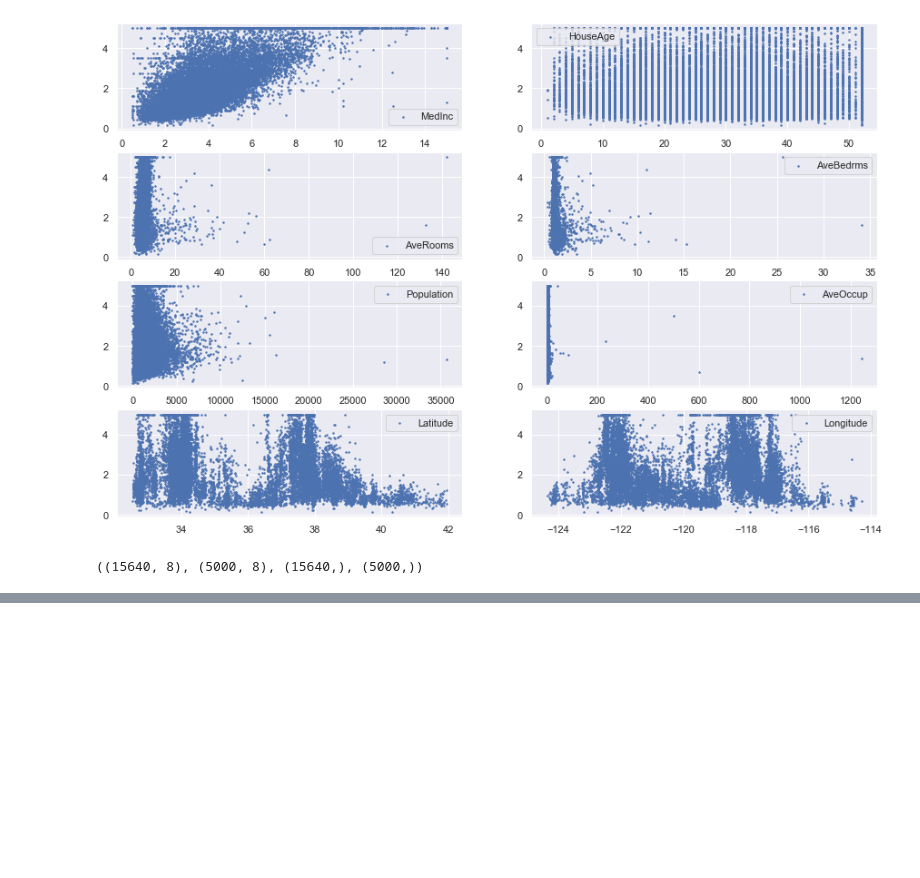
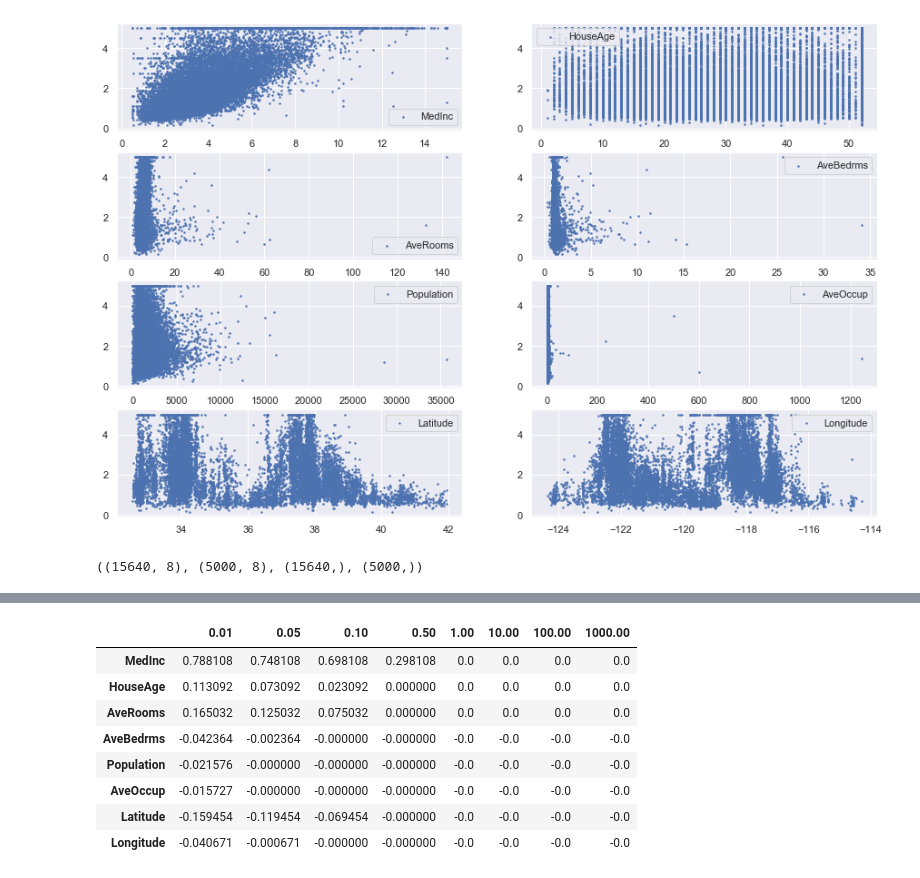
Before and after one commit to coandrei/jupyter_notebooks, a Jupyter notebook: ml/lasso_regression.ipynb, the cells around one changed output, grey strips where cells are left out. Saved outputs shown, nothing was run; the diff lists cells and outputs as text; code cells hidden in the pictures; blank space fills up the shorter version.

Commit message:
lasso regression
test multiple alpha values

```diff
--- a/ml/lasso_regression.ipynb
+++ b/ml/lasso_regression.ipynb
@@ -59,3 +59,17 @@ X_train, X_test, y_train, y_test = train_test_split(CAL.data, CAL.target, test_s
 X_train.shape, X_test.shape, y_train.shape, y_test.shape
 # %% [output]
 ((15640, 8), (5000, 8), (15640,), (5000,))
+# %%
+# function to carry out Lasso Regression
+def doLassoRegression(Xtrain, ytrain, Xval, yval, alpha=1e3):
+
+    lasso_reg = Lasso(alpha)
+    lasso_reg.fit(Xtrain, ytrain)
+    print('coefficients:', lasso_reg.coef_)
+    print('intercept:', lasso_reg.intercept_)
+
+    predictions = lasso_reg.predict(Xval)
+    mse = mean_squared_error(yval, predictions)
+    print("Mean squared error: %.3f" % mse)
+
+    return lasso_reg.coef_, lasso_reg.intercept_, mse
@@ -149,0 +169,27 @@ Mean squared error: 1.323
+# %%
+# different alpha
+
+# dashboard to hold regression coefficient, intercept, mse
+C = pd.DataFrame()
+I = pd.DataFrame()
+M = pd.DataFrame()
+
+for alpha in [0.01, 0.05, 0.1, 0.5, 1.0, 10, 100, 1000]:
+    for i, name in enumerate(CAL.feature_names):
+        print(i, name)
+        Xtrain = X_train[:,i].reshape(-1,1)
+        ytrain = y_train
+
+        Xval = X_test[:,i].reshape(-1,1)
+        yval = y_test
+
+        scaler = StandardScaler().fit(Xtrain)
+        Xtrain = scaler.transform(Xtrain)
+        Xval = scaler.transform(Xval)
+
+        coef, intercept, mse = doLassoRegression(Xtrain, ytrain, Xval, yval, alpha=alpha)
+        C.loc[name, alpha] = coef
+        I.loc[name, alpha] = intercept
+        M.loc[name, alpha] = mse
+        print('=====')
+        print()
@@ -149,0 +214,12 @@ Mean squared error: 1.323
+# %%
+C
+# %% [output]
+|  | 0.01 | 0.05 | 0.10 | 0.50 | 1.00 | 10.00 | 100.00 | 1000.00 |
+| MedInc | 0.788108 | 0.748108 | 0.698108 | 0.298108 | 0.0 | 0.0 | 0.0 | 0.0 |
+| HouseAge | 0.113092 | 0.073092 | 0.023092 | 0.000000 | 0.0 | 0.0 | 0.0 | 0.0 |
+| AveRooms | 0.165032 | 0.125032 | 0.075032 | 0.000000 | 0.0 | 0.0 | 0.0 | 0.0 |
+| AveBedrms | -0.042364 | -0.002364 | -0.000000 | -0.000000 | -0.0 | -0.0 | -0.0 | -0.0 |
+| Population | -0.021576 | -0.000000 | -0.000000 | -0.000000 | -0.0 | -0.0 | -0.0 | -0.0 |
+| AveOccup | -0.015727 | -0.000000 | -0.000000 | -0.000000 | -0.0 | -0.0 | -0.0 | -0.0 |
+| Latitude | -0.159454 | -0.119454 | -0.069454 | -0.000000 | -0.0 | -0.0 | -0.0 | -0.0 |
+| Longitude | -0.040671 | -0.000671 | -0.000000 | -0.000000 | -0.0 | -0.0 | -0.0 | -0.0 |
```
Also changed, not shown: parts of 9 cells of this notebook.
